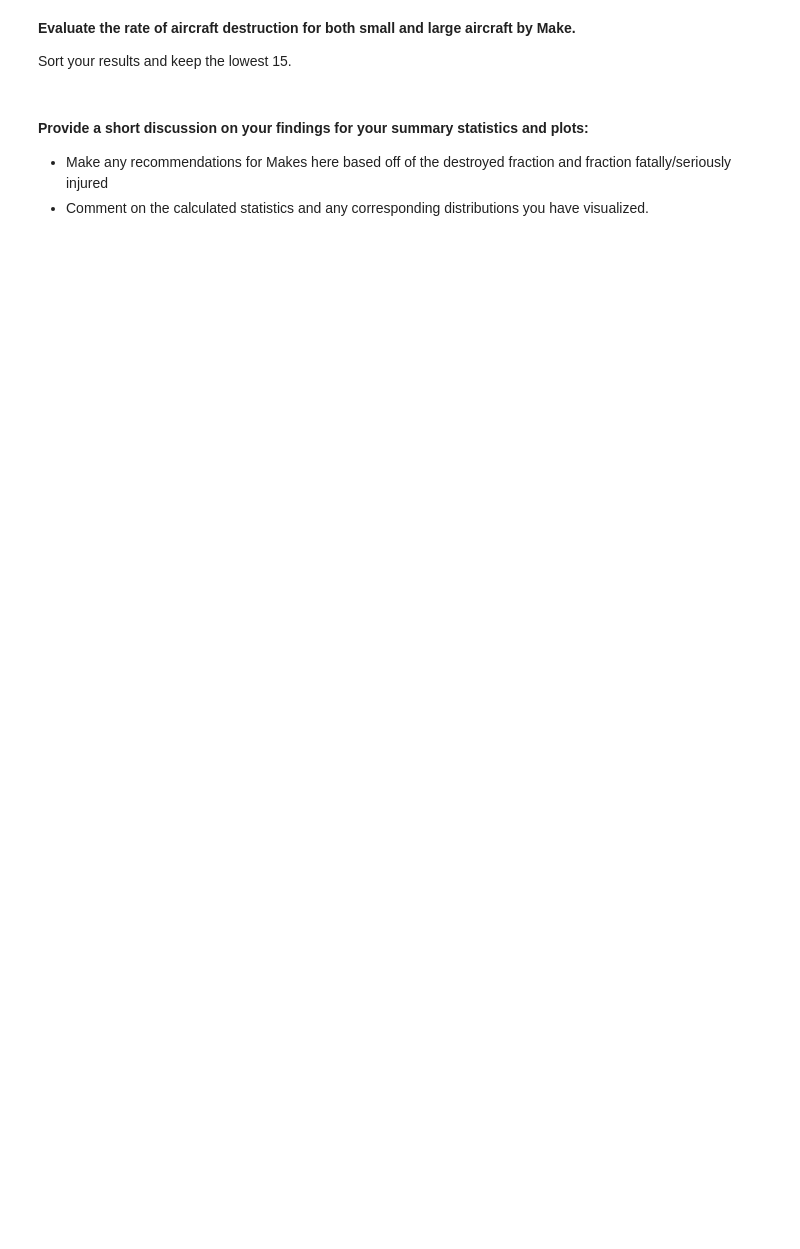
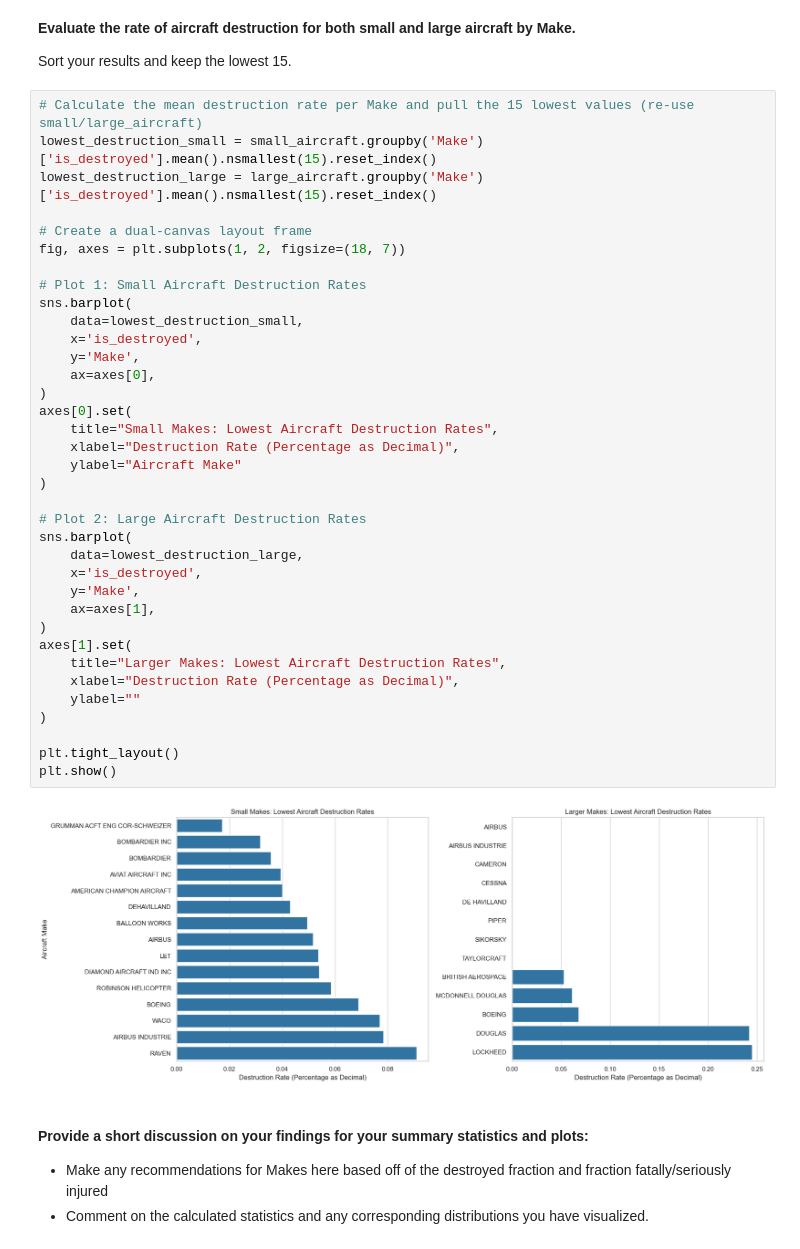
Before and after one commit to hereisphil/dsc-course0-m8-lab, a Jupyter notebook: Aviation_Accidents_Data_Analysis.ipynb, the cells around one changed output. Saved outputs shown, nothing was run; the diff lists cells and outputs as text; blank space fills up the shorter version.

```diff
--- a/Aviation_Accidents_Data_Analysis.ipynb
+++ b/Aviation_Accidents_Data_Analysis.ipynb
@@ -126,6 +184,44 @@ Use a stripplot to look at the distribution of the fraction of passengers seriou
 **Evaluate the rate of aircraft destruction for both small and large aircraft by Make.**
 
 Sort your results and keep the lowest 15.
+# %%
+# Calculate the mean destruction rate per Make and pull the 15 lowest values (re-use small/large_aircraft)
+lowest_destruction_small = small_aircraft.groupby('Make')['is_destroyed'].mean().nsmallest(15).reset_index()
+lowest_destruction_large = large_aircraft.groupby('Make')['is_destroyed'].mean().nsmallest(15).reset_index()
+
+# Create a dual-canvas layout frame
+fig, axes = plt.subplots(1, 2, figsize=(18, 7))
+
+# Plot 1: Small Aircraft Destruction Rates
+sns.barplot(
+    data=lowest_destruction_small,
+    x='is_destroyed',
+    y='Make',
+    ax=axes[0],
+)
+axes[0].set(
+    title="Small Makes: Lowest Aircraft Destruction Rates",
+    xlabel="Destruction Rate (Percentage as Decimal)",
+    ylabel="Aircraft Make"
+)
+
+# Plot 2: Large Aircraft Destruction Rates
+sns.barplot(
+    data=lowest_destruction_large,
+    x='is_destroyed',
+    y='Make',
+    ax=axes[1],
+)
+axes[1].set(
+    title="Larger Makes: Lowest Aircraft Destruction Rates",
+    xlabel="Destruction Rate (Percentage as Decimal)",
+    ylabel=""
+)
+
+plt.tight_layout()
+plt.show()
+# %% [output]
+[figure, added]
 # %% [markdown]
 #### Provide a short discussion on your findings for your summary statistics and plots:
 - Make any recommendations for Makes here based off of the destroyed fraction and fraction fatally/seriously injured
```
Also changed, not shown: parts of 6 cells of this notebook.
